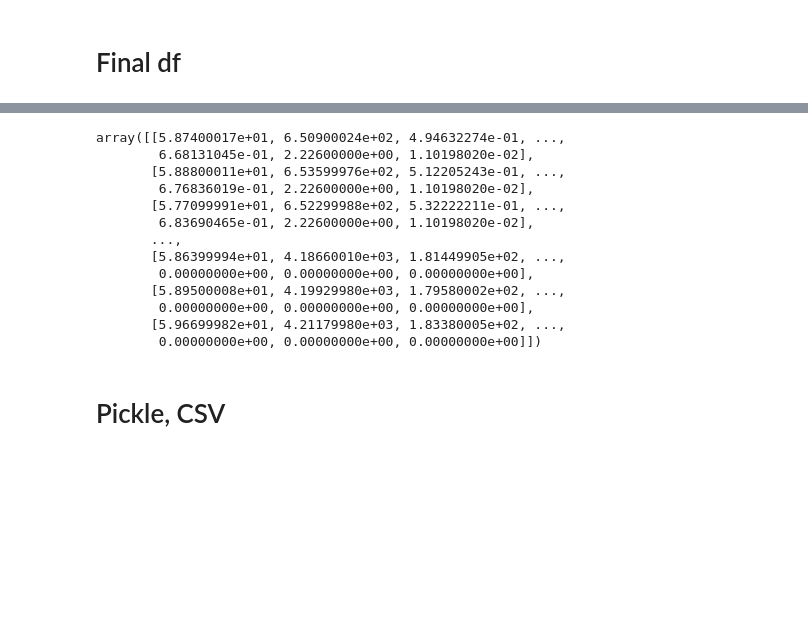
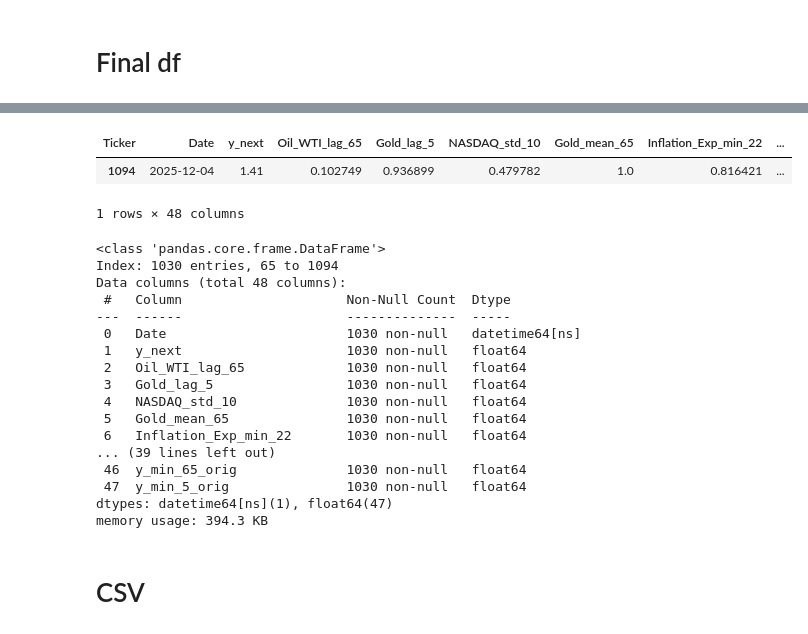
Before and after one commit to GuyRayOv/Stocks, a Jupyter notebook: notebooks/stocks_dataprep.ipynb, the cells around one changed output, grey strips where cells are left out. Drawn from its saved outputs; the diff is of its cells as text; code cells hidden in the pictures; blank space fills up the shorter version.

```diff
--- a/notebooks/stocks_dataprep.ipynb
+++ b/notebooks/stocks_dataprep.ipynb
@@ -300,23 +268,32 @@ final_df
-# %%
-view_df = final_df.copy()
-# scaler.inverse_transform returns a numpy array, so .values is not needed.
-# If you intend to view the data as a DataFrame with original columns, consider removing .reshape(-1, 1) as well.
-view_df = scaler.inverse_transform(df.drop(['Date','y_tomorrow'], axis=1))
-display(view_df)
-# %% [output]
-array([[5.87400017e+01, 6.50900024e+02, 4.94632274e-01, ...,
-        6.68131045e-01, 2.22600000e+00, 1.10198020e-02],
-       [5.88800011e+01, 6.53599976e+02, 5.12205243e-01, ...,
-        6.76836019e-01, 2.22600000e+00, 1.10198020e-02],
-       [5.77099991e+01, 6.52299988e+02, 5.32222211e-01, ...,
-        6.83690465e-01, 2.22600000e+00, 1.10198020e-02],
-       ...,
-       [5.86399994e+01, 4.18660010e+03, 1.81449905e+02, ...,
-        0.00000000e+00, 0.00000000e+00, 0.00000000e+00],
-       [5.89500008e+01, 4.19929980e+03, 1.79580002e+02, ...,
-        0.00000000e+00, 0.00000000e+00, 0.00000000e+00],
-       [5.96699982e+01, 4.21179980e+03, 1.83380005e+02, ...,
-        0.00000000e+00, 0.00000000e+00, 0.00000000e+00]])
+# %%
+final_df = df[['Date','y_next'] + top_features]
+
+for col in top_features:
+    final_df[f"{col}_orig"] = df[f"{col}_orig"]
+
+display(final_df.tail(1))
+final_df.info()
+# %% [output]
+| Ticker | Date | y_next | Oil_WTI_lag_65 | Gold_lag_5 | NASDAQ_std_10 | Gold_mean_65 | Inflation_Exp_min_22 | ... |
+| 1094 | 2025-12-04 | 1.41 | 0.102749 | 0.936899 | 0.479782 | 1.0 | 0.816421 | ... |
+1 rows × 48 columns
+<class 'pandas.core.frame.DataFrame'>
+Index: 1030 entries, 65 to 1094
+Data columns (total 48 columns):
+ #   Column                     Non-Null Count  Dtype
+---  ------                     --------------  -----
+ 0   Date                       1030 non-null   datetime64[ns]
+ 1   y_next                     1030 non-null   float64
+ 2   Oil_WTI_lag_65             1030 non-null   float64
+ 3   Gold_lag_5                 1030 non-null   float64
+ 4   NASDAQ_std_10              1030 non-null   float64
+ 5   Gold_mean_65               1030 non-null   float64
+ 6   Inflation_Exp_min_22       1030 non-null   float64
+... (39 lines left out)
+ 46  y_min_65_orig              1030 non-null   float64
+ 47  y_min_5_orig               1030 non-null   float64
+dtypes: datetime64[ns](1), float64(47)
+memory usage: 394.3 KB
 # %% [markdown]
-# Pickle, CSV
+# CSV
 # %%
```
Also changed, not shown: parts of 15 cells of this notebook, 7 other files.
